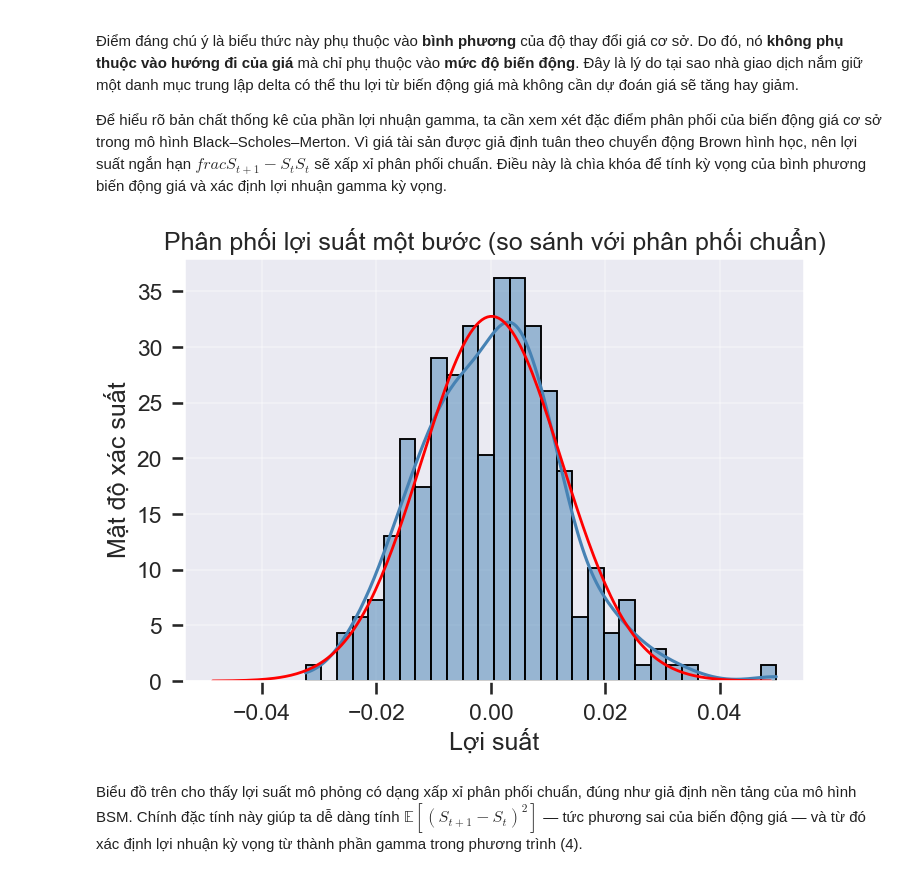
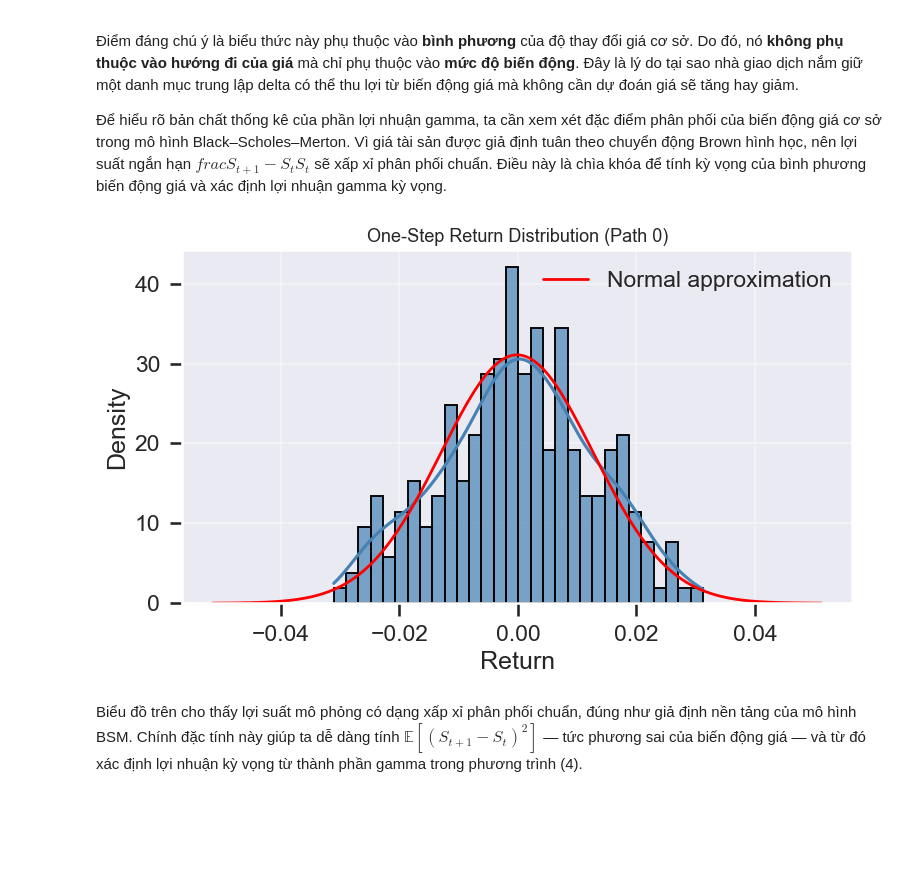
Before and after one commit to letrinhandn/quant-finance, a Jupyter notebook: notebooks/Black-Scholes-Merton-Model.ipynb, the cells around one changed output. Cells and saved outputs as stored; diff of their text form; code cells hidden in the pictures; blank space fills up the shorter version.

```diff
--- a/notebooks/Black-Scholes-Merton-Model.ipynb
+++ b/notebooks/Black-Scholes-Merton-Model.ipynb
@@ -385,21 +535,35 @@ Phản ánh lợi nhuận hoặc thua lỗ của danh mục do độ cong của
 Vì giá tài sản được giả định tuân theo chuyển động Brown hình học, nên lợi suất ngắn hạn $frac{S_{t+1}-S_t}{S_t}$ sẽ xấp xỉ phân phối chuẩn.
 Điều này là chìa khóa để tính kỳ vọng của bình phương biến động giá và xác định lợi nhuận gamma kỳ vọng.
 # %%
-# --- Histogram phân phối lợi suất 1 bước ---
+# =========================================================
+# Step Return Distribution (Single Path)
+# =========================================================
+
+# One-step returns for the first simulated path
 returns = (S_paths[:, 1:] - S_paths[:, :-1]) / S_paths[:, :-1]
-mean_step = np.mean(returns[0])
-std_step = np.std(returns[0])
-x = np.linspace(mean_step - 4 * std_step, mean_step + 4 * std_step, 200)
+ret_1path = returns[0]
 
-sns.histplot(returns[0], bins=30, stat="density", kde=True, color='steelblue')
-plt.plot(x, ss.norm.pdf(x, mean_step, std_step), 'r', lw=2)
-plt.title("Phân phối lợi suất một bước (so sánh với phân phối chuẩn)")
-plt.xlabel("Lợi suất")
-plt.ylabel("Mật độ xác suất")
-plt.grid(alpha=0.3)
+# Empirical mean and standard deviation
+mu_step = np.mean(ret_1path)
+sd_step = np.std(ret_1path)
+
+# Normal approximation for comparison
+x = np.linspace(mu_step - 4 * sd_step, mu_step + 4 * sd_step, 200)
+pdf_normal = ss.norm.pdf(x, mu_step, sd_step)
+
+# Plot histogram with normal fit
+plt.figure(figsize=(8, 5))
+sns.histplot(ret_1path, bins=30, stat="density", kde=True, color="steelblue", alpha=0.7)
+plt.plot(x, pdf_normal, color="red", lw=2, label="Normal approximation")
+plt.title("One-Step Return Distribution (Path 0)", fontsize=13)
+plt.xlabel("Return")
+plt.ylabel("Density")
+plt.grid(alpha=0.35)
+plt.legend()
+plt.tight_layout()
 plt.show()
 # %% [output]
-[figure, old version]
+[figure, new version]
 # %% [markdown]
 Biểu đồ trên cho thấy lợi suất mô phỏng có dạng xấp xỉ phân phối chuẩn, đúng như giả định nền tảng của mô hình BSM.
 Chính đặc tính này giúp ta dễ dàng tính $\mathbb{E}[(S_{t+1}-S_t)^2]$ — tức phương sai của biến động giá — và từ đó xác định lợi nhuận kỳ vọng từ thành phần gamma trong phương trình (4).
```
Also changed, not shown: parts of 8 cells of this notebook.
